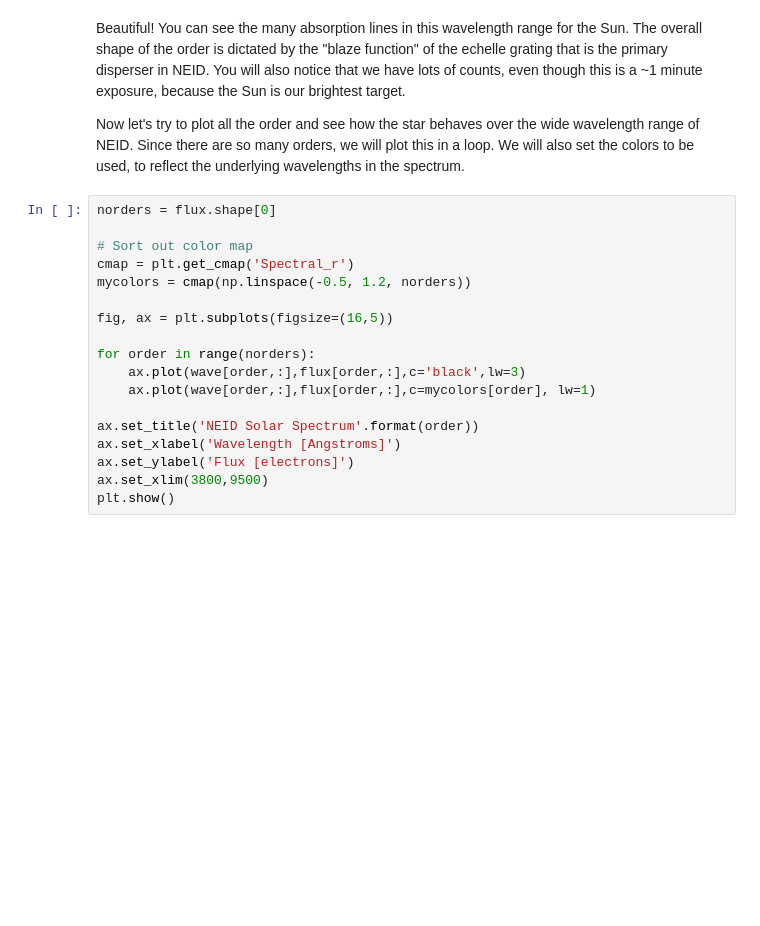
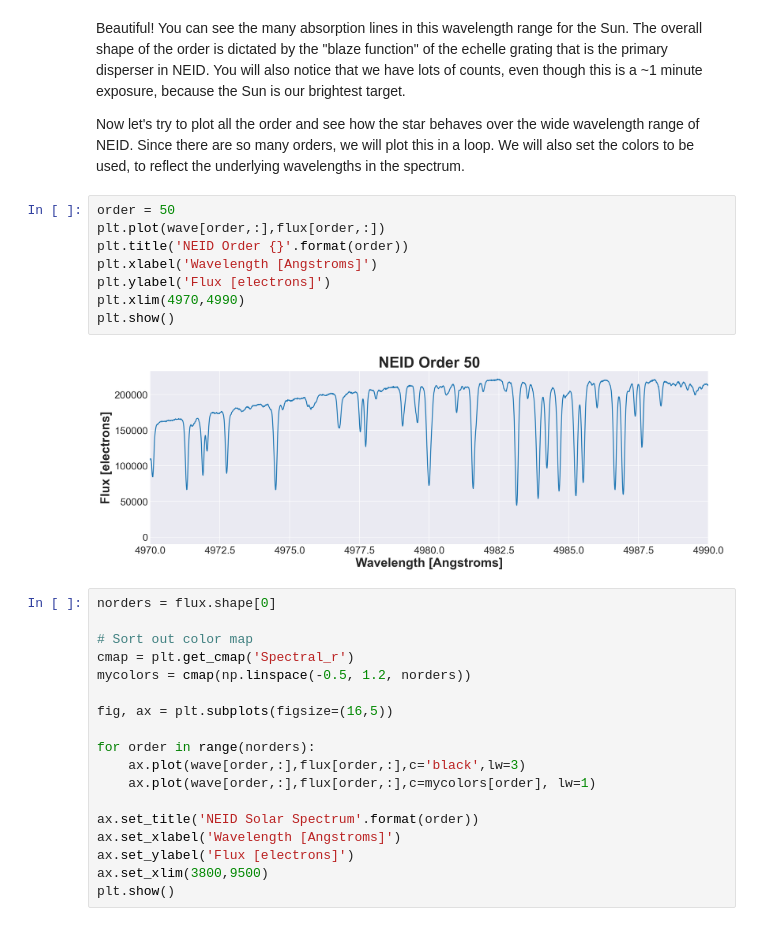
Before and after one commit to arpita308/NEID_Tutorials, a Jupyter notebook: NEID Tutorial 1 - Exploring Level 2 Files.ipynb, the cells around one changed output. Saved outputs shown, nothing was run; the diff lists cells and outputs as text; blank space fills up the shorter version.

```diff
--- a/NEID_Tutorial_1.ipynb
+++ b/NEID Tutorial 1 - Exploring Level 2 Files.ipynb
@@ -97,6 +96,16 @@ plt.show()
 Beautiful! You can see the many absorption lines in this wavelength range for the Sun. The overall shape of the order is dictated by the "blaze function" of the echelle grating that is the primary disperser in NEID. You will also notice that we have lots of counts, even though this is a ~1 minute exposure, because the Sun is our brightest target.
 
 Now let's try to plot all the order and see how the star behaves over the wide wavelength range of NEID. Since there are so many orders, we will plot this in a loop. We will also set the colors to be used, to reflect the underlying wavelengths in the spectrum.
+# %%
+order = 50
+plt.plot(wave[order,:],flux[order,:])
+plt.title('NEID Order {}'.format(order))
+plt.xlabel('Wavelength [Angstroms]')
+plt.ylabel('Flux [electrons]')
+plt.xlim(4970,4990)
+plt.show()
+# %% [output]
+[figure, added]
 # %%
 norders = flux.shape[0]
 
```
Also changed, not shown: parts of 1 cell of this notebook, 1 other file.
